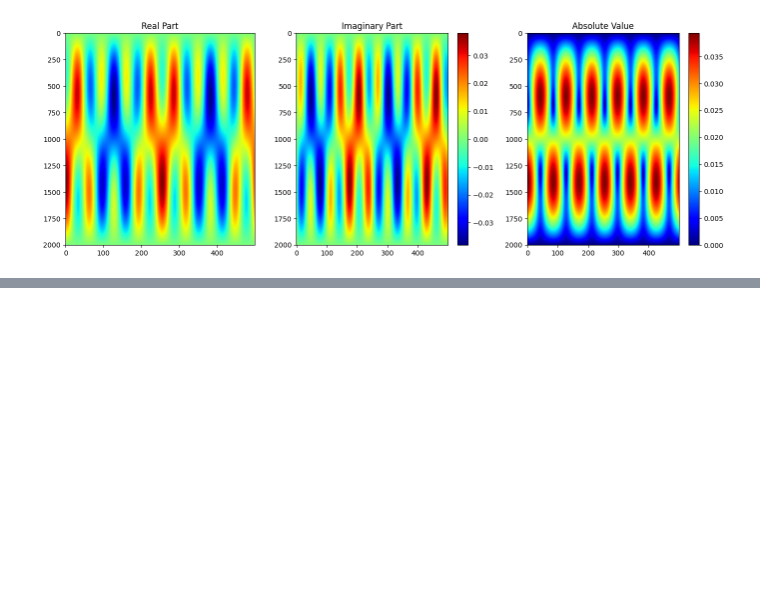
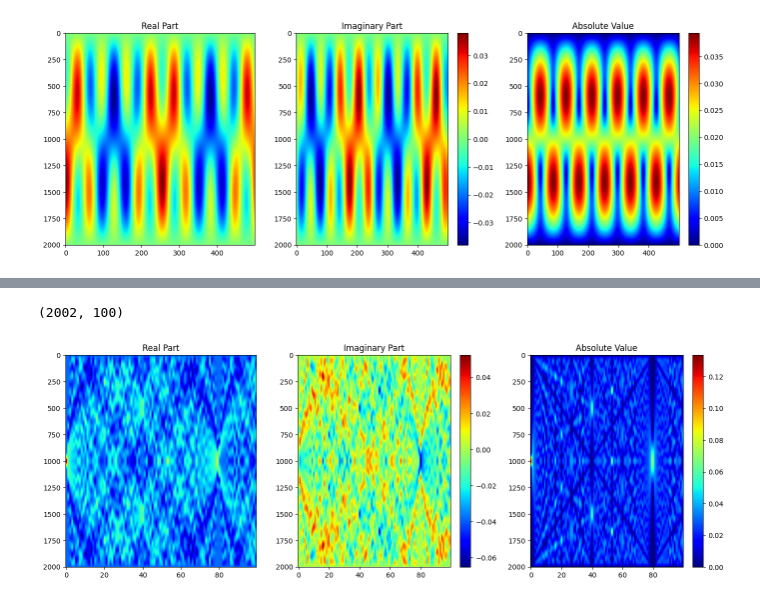
Before and after one commit to emilssp/Computational_Physics_v24, a Jupyter notebook: Quantum_Mechanics/python/plot.ipynb, the cells around one changed output, grey strips where cells are left out. Cells and saved outputs as stored; diff of their text form; code cells hidden in the pictures; blank space fills up the shorter version.

```diff
--- a/Quantum_Mechanics/python/plot.ipynb
+++ b/Quantum_Mechanics/python/plot.ipynb
@@ -95,0 +147,41 @@ plt.show()
+# %%
+data = pd.read_csv('../data/raw/wavefunction_delta.csv', header=None)
+
+# Convert the DataFrame to a numpy array
+data = data.values
+
+def string_to_complex(s):
+    return complex(s.replace('i', 'j'))
+
+string_to_complex_v = np.vectorize(string_to_complex)
+data = string_to_complex_v(data)
+real_parts = data[:,0:100].real
+imag_parts = data[:,0:100].imag
+
+absolute_values = np.sqrt(real_parts**2 + imag_parts**2)
+print(real_parts.shape)
+
+plt.figure(figsize=(14, 5))
+
+# Plot real part
+plt.subplot(1, 3, 1)
+plt.imshow(real_parts, cmap= "jet", aspect='auto')
+plt.title('Real Part')
+
+# Plot imaginary part
+plt.subplot(1, 3, 2)
+plt.imshow(imag_parts, cmap= "jet", aspect='auto')
+plt.colorbar()
+plt.title('Imaginary Part')
+
+# Plot absolute value
+plt.subplot(1, 3, 3)
+plt.imshow(absolute_values, cmap= "jet", aspect='auto')
+plt.colorbar()
+plt.title('Absolute Value')
+
+plt.tight_layout()
+plt.show()
+# %% [output]
+(2002, 100)
+[figure, added]
```
Also changed, not shown: parts of 5 cells of this notebook, 31 other files.
